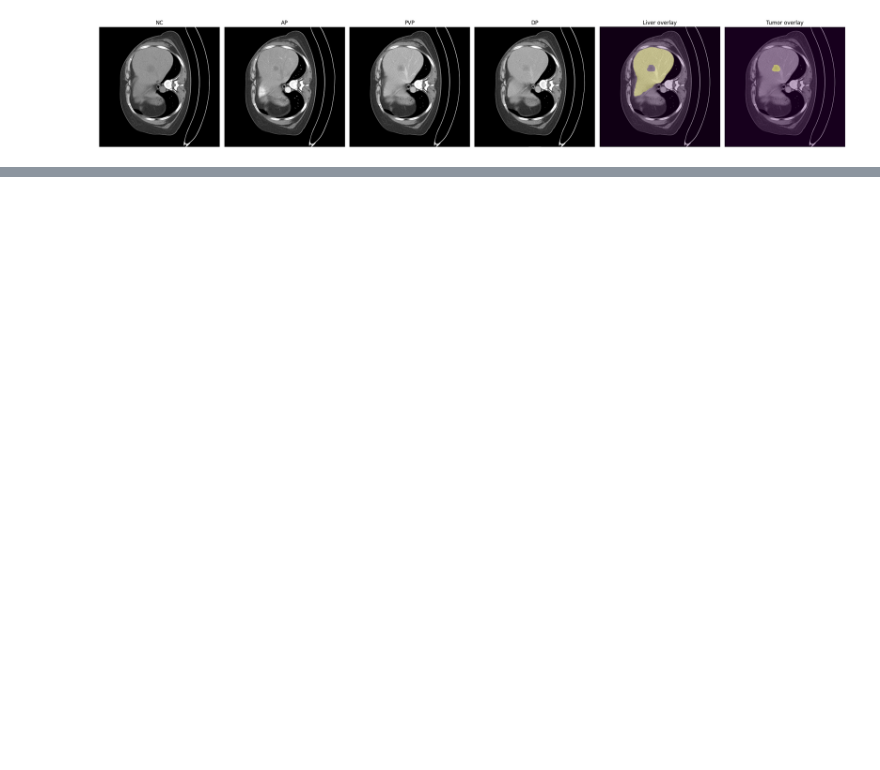
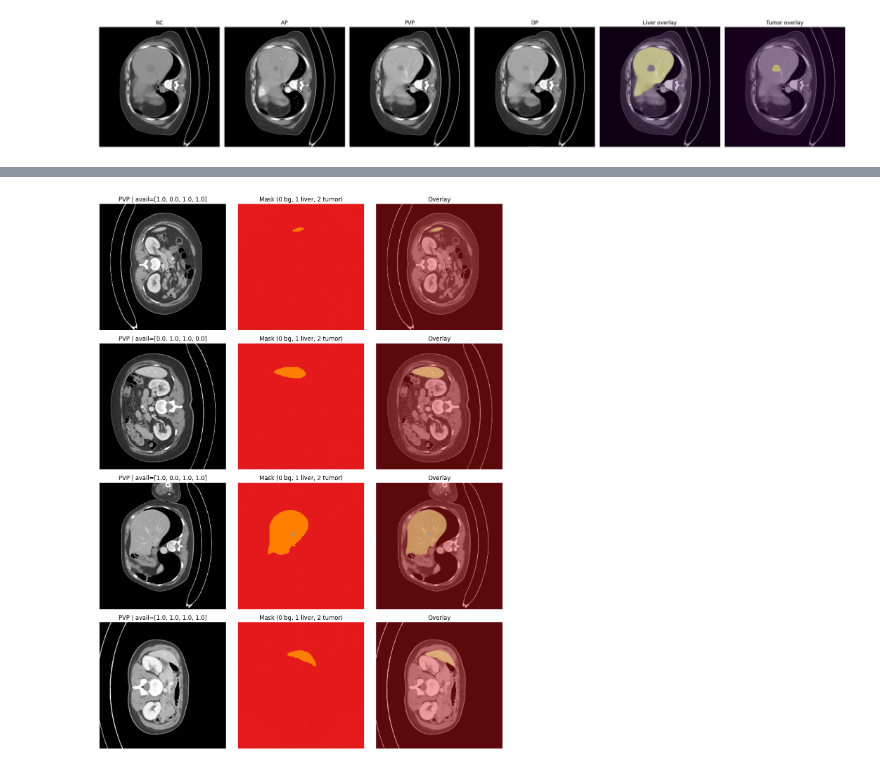
Before and after one commit to areebanaveed-12/Phase-Dependency-Liver-Segmentation, a Jupyter notebook: src/Phase-5.ipynb, the cells around one changed output, grey strips where cells are left out. Saved outputs shown, nothing was run; the diff lists cells and outputs as text; code cells hidden in the pictures; blank space fills up the shorter version.

Commit message:
modified phase 5

```diff
--- a/src/Phase-5.ipynb
+++ b/src/Phase-5.ipynb
@@ -1374,0 +1264,35 @@ This cell plots the training history, including loss and Dice curves. These plot
+# %%
+def plot_samples(dataset, n=4):
+    fig, axes = plt.subplots(n, 3, figsize=(12, n * 4))
+    cmap_mask = plt.get_cmap('Set1', 3)
+
+    if n == 1:
+        axes = np.expand_dims(axes, axis=0)
+
+    step = max(1, len(dataset) // n)
+    for i in range(n):
+        item = dataset[min(i * step, len(dataset) - 1)]
+        pvp_center = PHASE_ORDER.index('pvp') * SLICES_PER_PHASE + SLICE_CONTEXT_RADIUS
+        img = item['image'][pvp_center].numpy()
+        msk = item['mask'].numpy()
+
+        axes[i, 0].imshow(img, cmap='gray')
+        axes[i, 0].set_title(f'PVP | avail={item["present"].tolist()}')
+        axes[i, 0].axis('off')
+
+        axes[i, 1].imshow(msk, cmap=cmap_mask, vmin=0, vmax=2)
+        axes[i, 1].set_title('Mask (0 bg, 1 liver, 2 tumor)')
+        axes[i, 1].axis('off')
+
+        axes[i, 2].imshow(img, cmap='gray')
+        axes[i, 2].imshow(msk, cmap=cmap_mask, alpha=0.4, vmin=0, vmax=2)
+        axes[i, 2].set_title('Overlay')
+        axes[i, 2].axis('off')
+
+    plt.tight_layout()
+    plt.show()
+
+
+plot_samples(train_ds, n=min(4, len(train_ds)))
+# %% [output]
+[figure, added]
```
Also changed, not shown: parts of 71 cells of this notebook.
